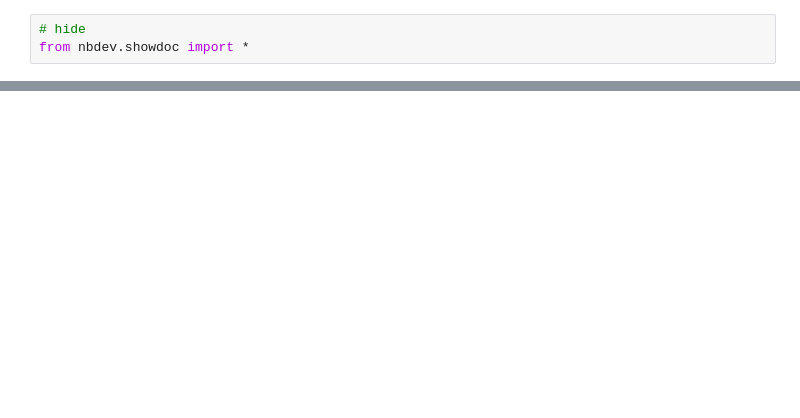
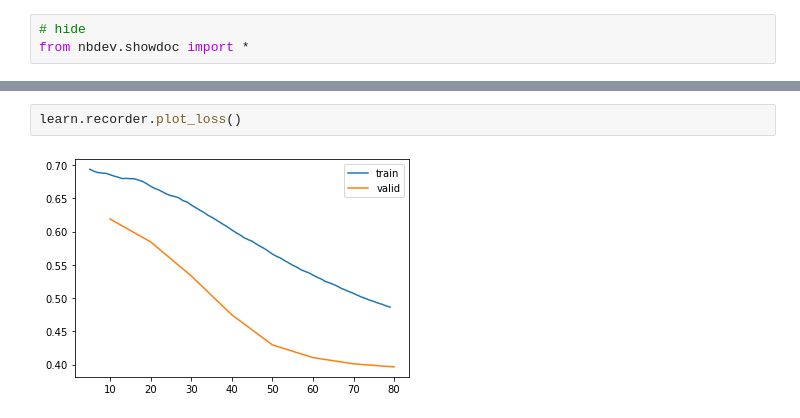
Before and after one commit to taksqth/MangaCover, a Jupyter notebook: notebooks/02_models.ipynb, the cells around one changed output, grey strips where cells are left out. Drawn from its saved outputs; the diff is of its cells as text; blank space fills up the shorter version.

```diff
--- a/notebooks/02_models.ipynb
+++ b/notebooks/02_models.ipynb
@@ -33,0 +35,4 @@ def create_multiclass_tag_manga_dataset(path):
+# %%
+learn.recorder.plot_loss()
+# %% [output]
+[figure, added]
```
Also changed, not shown: parts of 24 cells of this notebook, 11 other files.
